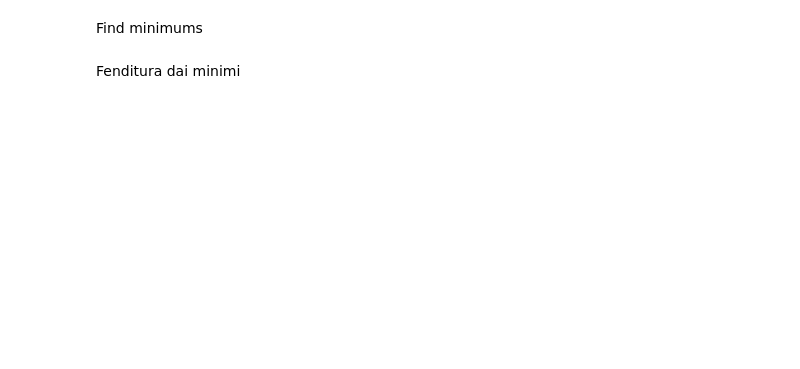
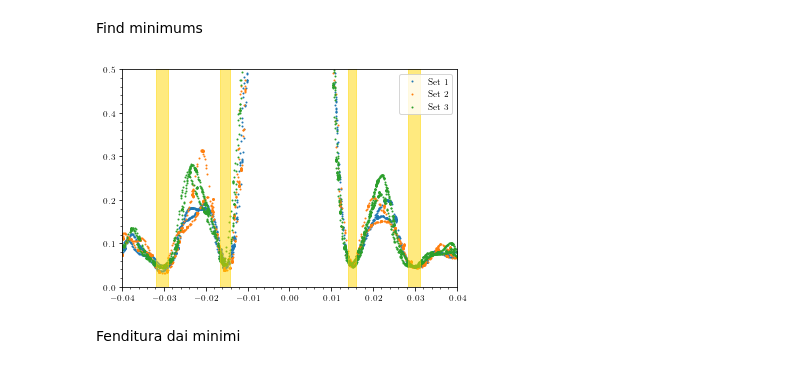
Before and after one commit to Vayxen/Lab2-Ottica-1, a Jupyter notebook: code/slit_0.04.ipynb, the cells around one changed output. Cells and saved outputs as stored; diff of their text form; code cells hidden in the pictures; blank space fills up the shorter version.

```diff
--- a/code/slit_0.04.ipynb
+++ b/code/slit_0.04.ipynb
@@ -82,28 +80,32 @@ Find minimums
 # %%
 fig, ax = plt.subplots(1, 1)
 
 for i, df in enumerate(dfs):
     ax.scatter(df.y, df.I, s=1, label=f"Set {i+1}")
 
 minimums = [
-    [-0.0314, -0.0296],
-    [-0.0160, -0.0148],
-    [0.0144, 0.0154],
-    [0.0288, 0.0308],
+    [-0.0319, -0.0291],
+    [-0.0165, -0.0143],
+    [0.0139, 0.0159],
+    [0.0283, 0.0313],
 ]
 
 ylim = ax.get_ylim()
 for minimum in minimums:
     ax.fill_betweenx(ylim, [minimum[0]]*2, [minimum[1]]*2, color="gold", alpha=0.5)
 
 # ax.fill_betweenx(ylim, [-0.0314]*2, [-0.0296]*2, color="gold", alpha=0.5)
 # ax.fill_betweenx(ylim, [-0.0160]*2, [-0.0148]*2, color="gold", alpha=0.5)
 # ax.fill_betweenx(ylim, [0.0144]*2,   [0.0154]*2, color="gold", alpha=0.5)
 # ax.fill_betweenx(ylim, [0.0288]*2,   [0.0308]*2, color="gold", alpha=0.5)
-ax.set_ylim(0, 0.3)
+ax.set_ylim(0, 0.5)
 ax.set_xlim(-0.04, 0.04)
 
 ax.legend()
+
+fig.savefig(graph_path / f"min_{slit_name}.png")
+# %% [output]
+[figure, added]
 # %% [markdown]
 Fenditura dai minimi
 # %%
```
Also changed, not shown: parts of 5 cells of this notebook, 14 other files.
